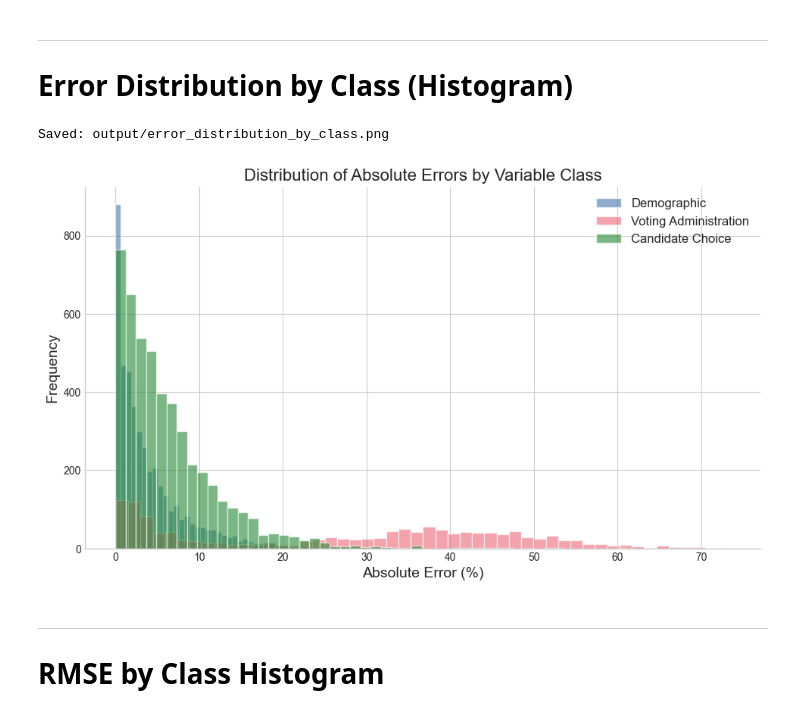
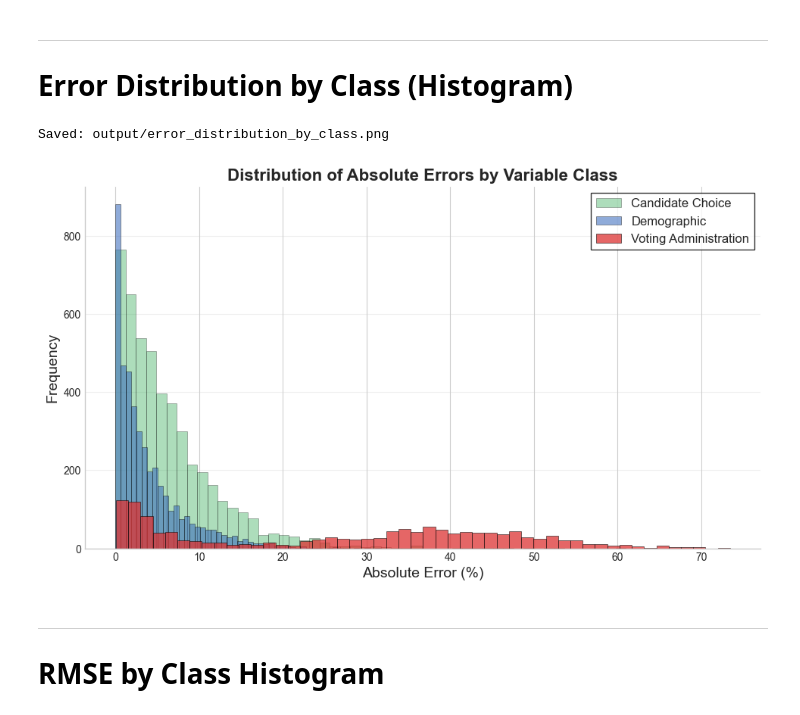
Before and after one commit to jdpru/CES-Accuracy-Analysis, a Jupyter notebook: tables_and_figures/figuresHQ.ipynb, the cells around one changed output. Saved outputs shown, nothing was run; the diff lists cells and outputs as text; code cells hidden in the pictures.

```diff
--- a/tables_and_figures/figuresHQ.ipynb
+++ b/tables_and_figures/figuresHQ.ipynb
@@ -742,28 +742,47 @@ Saved: output/rmse_unweighted.tex
 # %%
 # Filter for CES-Weighted
 df_hist = most_specific[
     (most_specific['Weighting_Method'] == 'CES-Provided Weights') &
     (most_specific['Validity_Scheme'] == 'All')
 ].copy()
 
 fig, ax = plt.subplots(figsize=(10, 6))
 
-for cls in class_order:
+# Define improved color palette with better contrast
+colors_hist = {
+    'Demographic': '#3366BB',           # Darker, more saturated blue
+    'Voting Administration': '#DD3333',  # Brighter, more saturated red
+    'Candidate Choice': '#33AA55'        # Brighter, more saturated green
+}
+
+# Alpha values for layering: back to front
+alpha_order = {
+    'Candidate Choice': 0.4,      # Back (lowest alpha, most transparent)
+    'Demographic': 0.55,          # Middle
+    'Voting Administration': 0.75  # Front (highest alpha, most opaque)
+}
+
+# Plot order: back to front for better visibility
+plot_order = ['Candidate Choice', 'Demographic', 'Voting Administration']
+
+for cls in plot_order:
     cls_data = df_hist[df_hist['Class'] == cls]['Error'].abs()
-    ax.hist(cls_data, bins=50, alpha=0.6, label=cls, color=CLASS_COLORS[cls], edgecolor='white')
+    ax.hist(cls_data, bins=50, alpha=alpha_order[cls], label=cls,
+            color=colors_hist[cls], edgecolor='black', linewidth=0.5)
 
 ax.set_xlabel('Absolute Error (%)', fontsize=14)
 ax.set_ylabel('Frequency', fontsize=14)
-ax.set_title('Distribution of Absolute Errors by Variable Class', fontsize=16)
-ax.legend(fontsize=12)
+ax.set_title('Distribution of Absolute Errors by Variable Class', fontsize=16, fontweight='bold')
+ax.legend(fontsize=12, frameon=True, fancybox=False, edgecolor='black')
 ax.spines['top'].set_visible(False)
 ax.spines['right'].set_visible(False)
+ax.grid(axis='y', linestyle='-', alpha=0.3)
 
 save_figure(fig, 'error_distribution_by_class.png')
 plt.show()
 # %% [output]
 Saved: output/error_distribution_by_class.png
-[figure, old version]
+[figure, new version]
 # %% [markdown]
 ---
 # RMSE by Class Histogram
```
Also changed, not shown: 1 other file.
